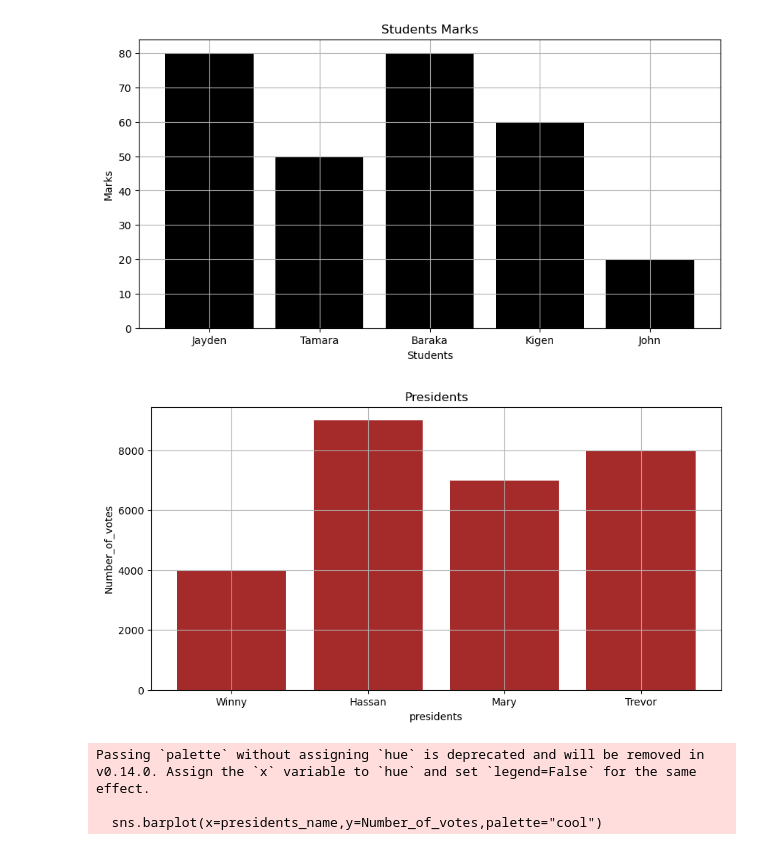
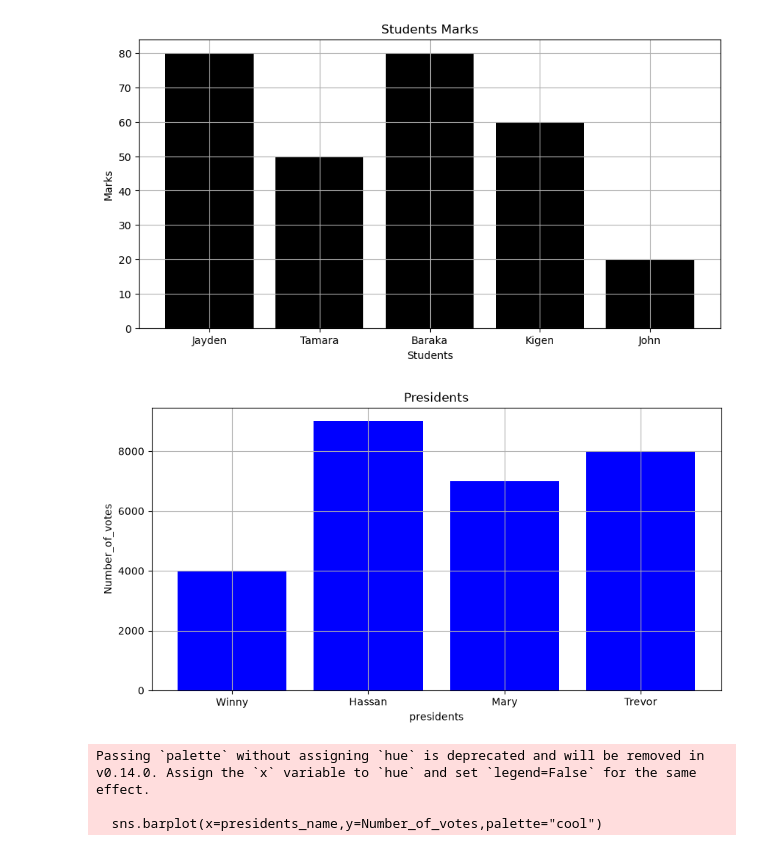
Before and after one commit to kkidgamer/Datascience, a Jupyter notebook: visualisation.ipynb, the cells around one changed output. Cells and saved outputs as stored; diff of their text form; code cells hidden in the pictures.

```diff
--- a/visualisation.ipynb
+++ b/visualisation.ipynb
@@ -29,17 +33,17 @@ plt.savefig("Graphs/studentsmarks.png")
 # %%
 presidents_name=["Winny","Hassan","Mary","Trevor"]
 Number_of_votes=[4000,9000,7000,8000]
 
 
 plt.figure(figsize=(10,5))
-plt.bar(presidents_name,Number_of_votes,color="brown")
+plt.bar(presidents_name,Number_of_votes,color= "blue")
 plt.title("Presidents")
 plt.xlabel("presidents")
 plt.ylabel("Number_of_votes")
 plt.grid()
 plt.savefig("Graphs/voters.png")
 # %% [output]
-[figure, old version]
+[figure, new version]
 # %%
 sns.barplot(x=presidents_name,y=Number_of_votes,palette="cool")
 plt.savefig("Graphs/Voters.png")
```
Also changed, not shown: parts of 2 cells of this notebook, 8 other files.
